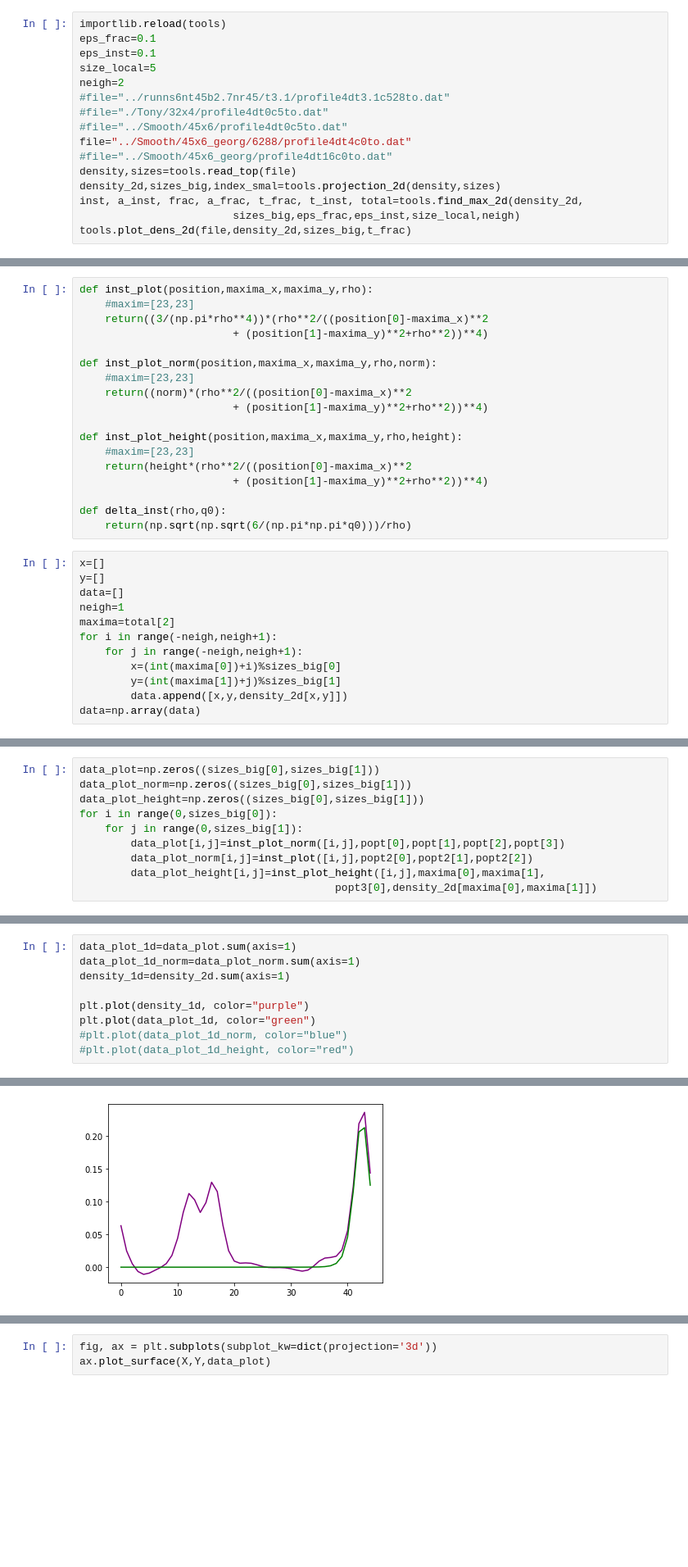
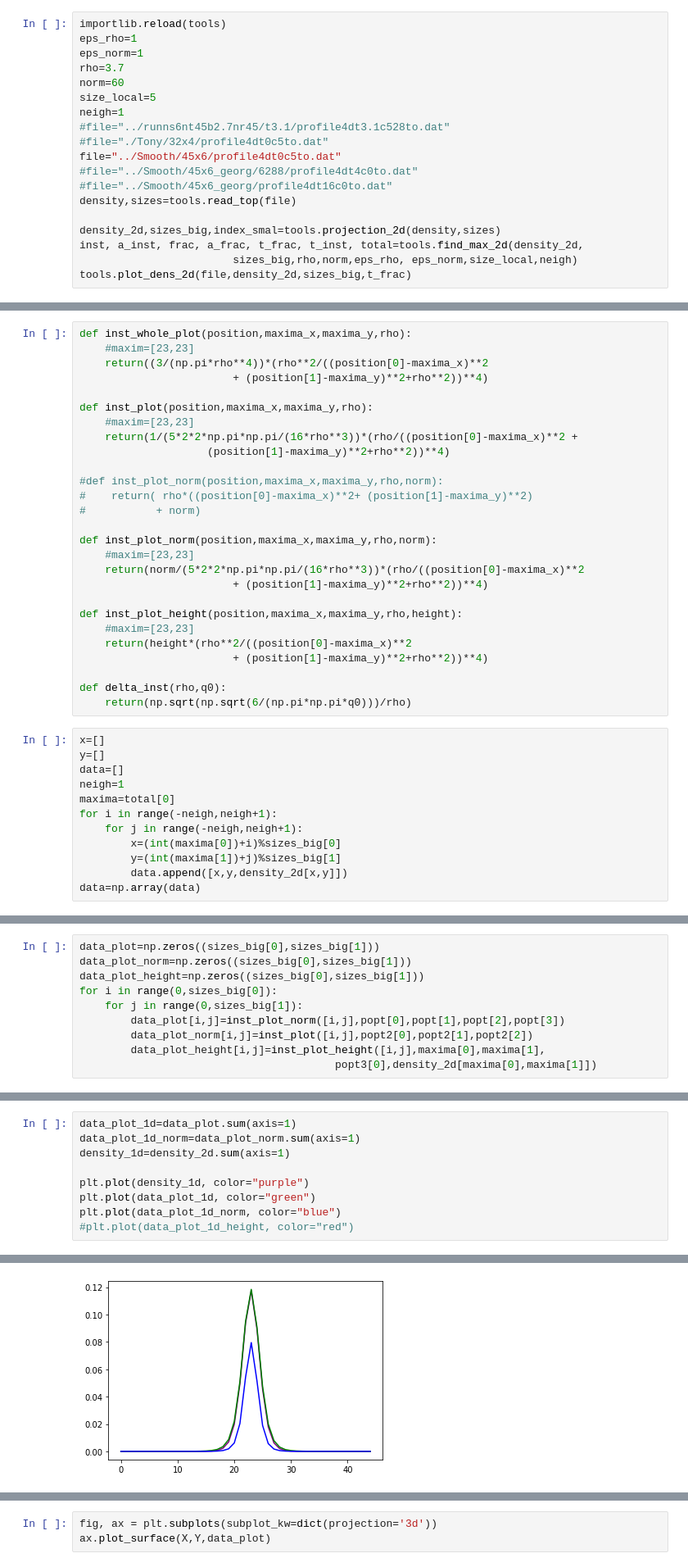
Before and after one commit to Ivan-Soler/AFM, a Jupyter notebook: Instanton/Fit_inst.ipynb, the cells around one changed output, grey strips where cells are left out. Shown: that part at 82% size. Drawn from its saved outputs; the diff is of its cells as text; blank space fills up the shorter version.

```diff
--- a/Instanton/Fit_inst.ipynb
+++ b/Instanton/Fit_inst.ipynb
@@ -11,18 +11,21 @@ importlib.reload(tools)
 <module 'tools' from '/home/ivan/AFM/Instanton/tools.py'>
 # %%
 importlib.reload(tools)
-eps_frac=0.1
-eps_inst=0.1
+eps_rho=1
+eps_norm=1
+rho=3.7
+norm=60
 size_local=5
-neigh=2
+neigh=1
 #file="../runns6nt45b2.7nr45/t3.1/profile4dt3.1c528to.dat"
 #file="./Tony/32x4/profile4dt0c5to.dat"
-#file="../Smooth/45x6/profile4dt0c5to.dat"
-file="../Smooth/45x6_georg/6288/profile4dt4c0to.dat"
+file="../Smooth/45x6/profile4dt0c5to.dat"
+#file="../Smooth/45x6_georg/6288/profile4dt4c0to.dat"
 #file="../Smooth/45x6_georg/profile4dt16c0to.dat"
 density,sizes=tools.read_top(file)
+
 density_2d,sizes_big,index_smal=tools.projection_2d(density,sizes)
 inst, a_inst, frac, a_frac, t_frac, t_inst, total=tools.find_max_2d(density_2d,
-                        sizes_big,eps_frac,eps_inst,size_local,neigh)
+                        sizes_big,rho,norm,eps_rho, eps_norm,size_local,neigh)
 tools.plot_dens_2d(file,density_2d,sizes_big,t_frac)
 # %% [output]
@@ -36,12 +38,21 @@ total
 # %%
-def inst_plot(position,maxima_x,maxima_y,rho):
+def inst_whole_plot(position,maxima_x,maxima_y,rho):
     #maxim=[23,23]
     return((3/(np.pi*rho**4))*(rho**2/((position[0]-maxima_x)**2
                         + (position[1]-maxima_y)**2+rho**2))**4)
 
+def inst_plot(position,maxima_x,maxima_y,rho):
+    #maxim=[23,23]
+    return(1/(5*2*2*np.pi*np.pi/(16*rho**3))*(rho/((position[0]-maxima_x)**2 +
+                    (position[1]-maxima_y)**2+rho**2))**4)
+
+#def inst_plot_norm(position,maxima_x,maxima_y,rho,norm):
+#    return( rho*((position[0]-maxima_x)**2+ (position[1]-maxima_y)**2)
+#           + norm)
+
 def inst_plot_norm(position,maxima_x,maxima_y,rho,norm):
     #maxim=[23,23]
-    return((norm)*(rho**2/((position[0]-maxima_x)**2
+    return(norm/(5*2*2*np.pi*np.pi/(16*rho**3))*(rho/((position[0]-maxima_x)**2
                         + (position[1]-maxima_y)**2+rho**2))**4)
 
 def inst_plot_height(position,maxima_x,maxima_y,rho,height):
@@ -56,7 +67,7 @@ x=[]
 y=[]
 data=[]
 neigh=1
-maxima=total[2]
+maxima=total[0]
 for i in range(-neigh,neigh+1):
     for j in range(-neigh,neigh+1):
         x=(int(maxima[0])+i)%sizes_big[0]
@@ -88,15 +119,15 @@ print(popt[2]/rho_templ,popt[3]/norm_templ,
 # %%
 data_plot_1d=data_plot.sum(axis=1)
 data_plot_1d_norm=data_plot_norm.sum(axis=1)
 density_1d=density_2d.sum(axis=1)
 
 plt.plot(density_1d, color="purple")
 plt.plot(data_plot_1d, color="green")
-#plt.plot(data_plot_1d_norm, color="blue")
+plt.plot(data_plot_1d_norm, color="blue")
 #plt.plot(data_plot_1d_height, color="red")
 # %% [output]
 [<matplotlib.lines.Line2D at 0x...>]
-[figure, old version]
+[figure, new version]
 # %%
 points=np.zeros((sizes[2],sizes[3]))
 
```
Also changed, not shown: parts of 13 cells of this notebook, 2 other files.
